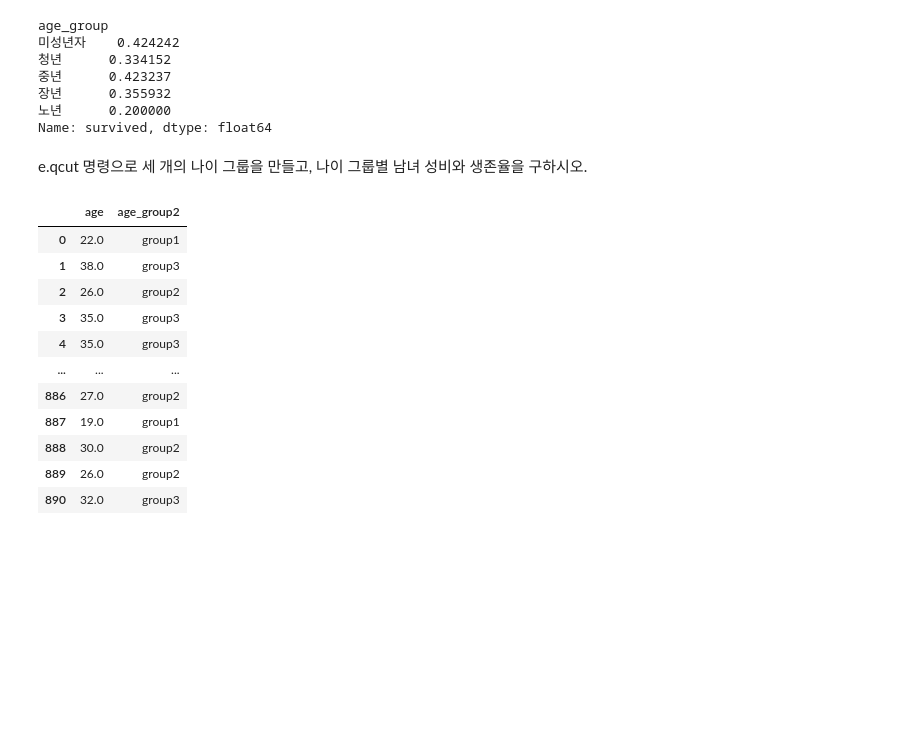
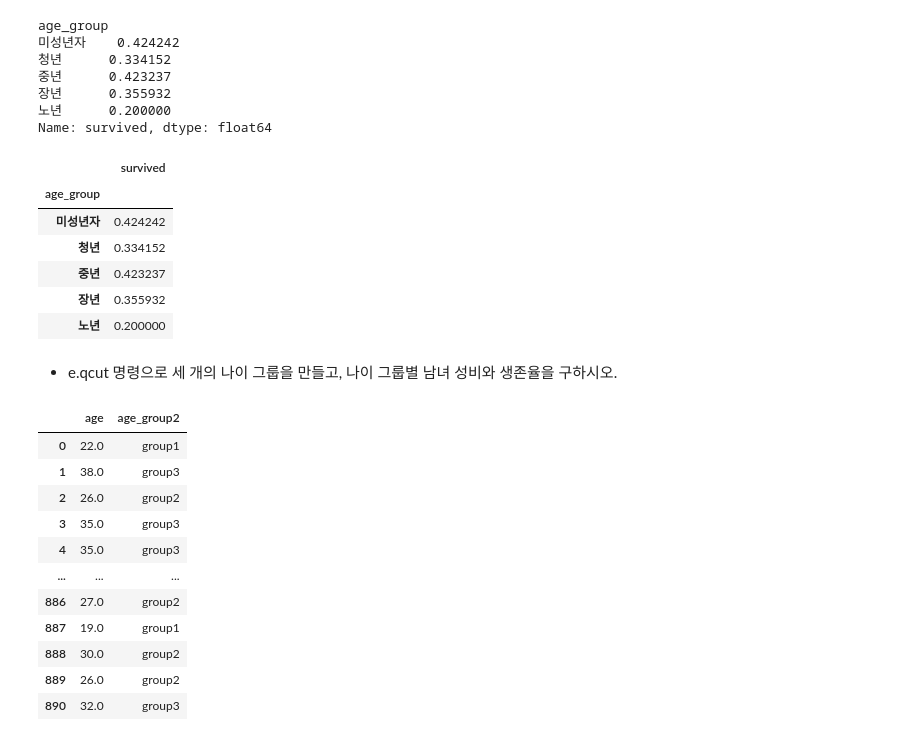
Before and after one commit to convin305/Hankyung_academy_Data_Analysis, a Jupyter notebook: 02.pandas/10.연습문제2.ipynb, the cells around one changed output. Saved outputs shown, nothing was run; the diff lists cells and outputs as text; code cells hidden in the pictures; blank space fills up the shorter version.

```diff
--- a/02.pandas/10.연습문제2.ipynb
+++ b/02.pandas/10.연습문제2.ipynb
@@ -99,8 +110,18 @@ age_group
 장년      0.355932
 노년      0.200000
 Name: survived, dtype: float64
+# %%
+titanic.pivot_table('survived',"age_group")
+# %% [output]
+|  | survived |
+| age_group |  |
+| 미성년자 | 0.424242 |
+| 청년 | 0.334152 |
+| 중년 | 0.423237 |
+| 장년 | 0.355932 |
+| 노년 | 0.200000 |
 # %% [markdown]
-e.qcut 명령으로 세 개의 나이 그룹을 만들고, 나이 그룹별 남녀 성비와 생존율을 구하시오.
+* e.qcut 명령으로 세 개의 나이 그룹을 만들고, 나이 그룹별 남녀 성비와 생존율을 구하시오.
 # %%
 titanic['age_group2'] = pd.qcut(titanic.age,3,labels=['group1','group2','group3'])
 titanic[['age','age_group2']]
```
Also changed, not shown: parts of 19 cells of this notebook.
